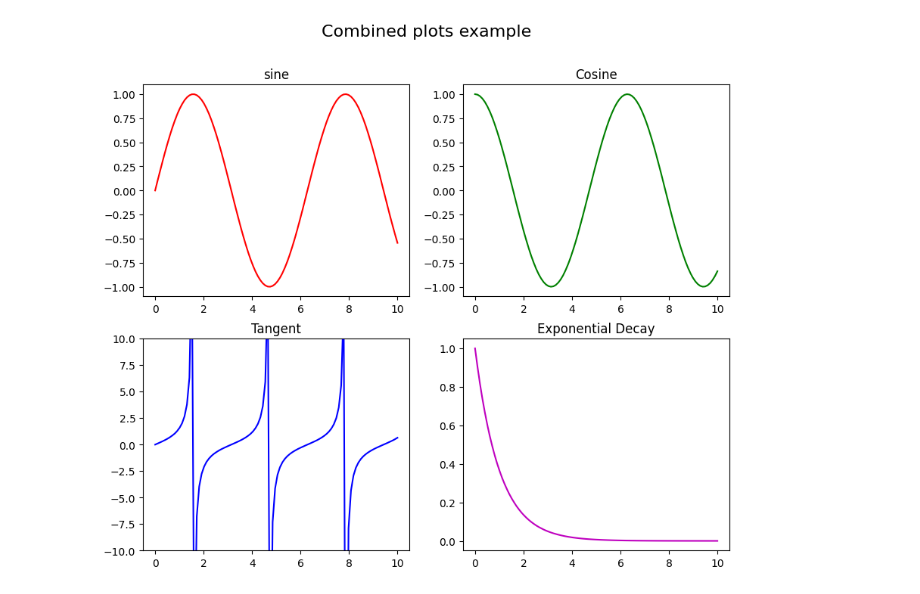
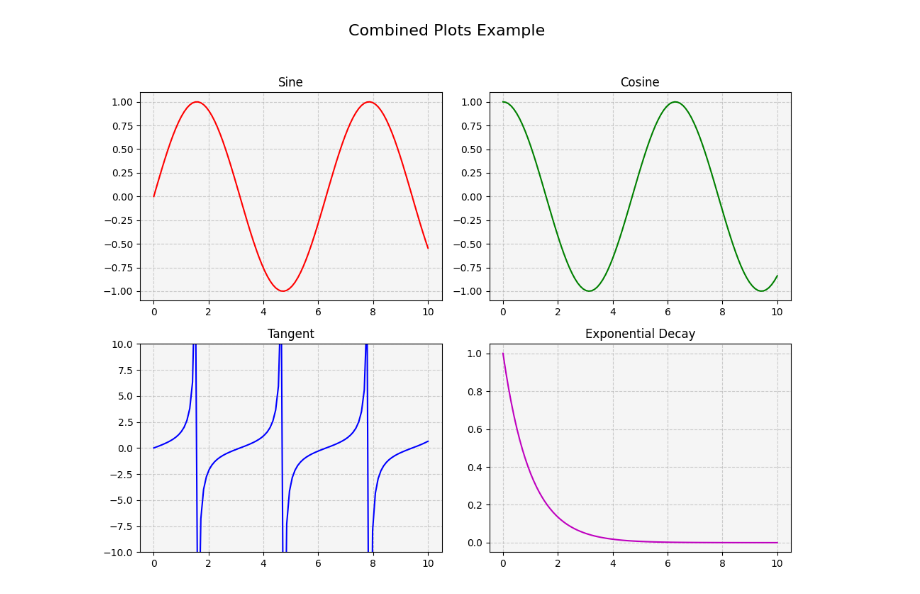
Before and after one commit to Charithra0723/AI_DATA_ANALYSIS_, a Jupyter notebook: src/Module 2/Data Visualization with Matplotlib and Seaborn/Ques_16.ipynb, the cells around one changed output. Drawn from its saved outputs; the diff is of its cells as text; code cells hidden in the pictures.

```diff
--- a/src/Module 2/Data Visualization with Matplotlib and Seaborn/Ques_16.ipynb
+++ b/src/Module 2/Data Visualization with Matplotlib and Seaborn/Ques_16.ipynb
@@ -1,31 +1,46 @@
-# %%
-# Combining Plots with Matplotlib
-# Objective: Combine multiple plots into a single figure using Matplotlib's subplots.
-
-import matplotlib.pyplot as plt
-import numpy as np
-
-x=np.linspace(0,10,100)
-y1=np.sin(x)
-y2=np.cos(x)
-y3=np.tan(x)
-y4=np.exp(-x)
-
-fig,axs=plt.subplots(2,2,figsize=(10,8))
-axs[0,0].plot(x,y1,'r')
-axs[0,0].set_title('sine')
-
-axs[0,1].plot(x,y2,'g')
-axs[0,1].set_title('Cosine')
-
-axs[1,0].plot(x,y3,'b')
-axs[1,0].set_ylim(-10,10)
-axs[1,0].set_title('Tangent')
-
-axs[1,1].plot(x,y4,'m')
-axs[1,1].set_title('Exponential Decay')
-
-fig.suptitle('Combined plots example',fontsize=16)
-plt.show()
-# %% [output]
-[figure, removed]
+# %%
+# Combining Plots with Matplotlib
+# Objective: Combine multiple plots into a single figure using Matplotlib's subplots.
+
+# Improved: Combining Plots with Matplotlib and Input Validation
+
+import matplotlib.pyplot as plt
+import numpy as np
+
+def apply_style(ax, title, color):
+    """Applies consistent styling to subplots."""
+    ax.set_title(title, fontsize=12)
+    ax.tick_params(axis='both', labelsize=10)
+    ax.grid(True, linestyle='--', alpha=0.6)
+    ax.set_facecolor('#f5f5f5')
+
+def plot_functions(x, y_data):
+
+    if not isinstance(x, np.ndarray) or any(not isinstance(y, np.ndarray) for y in y_data):
+        raise TypeError("Inputs must be numpy arrays.")
+    if any(len(y) != len(x) for y in y_data):
+        raise ValueError("All y arrays must be the same length as x.")
+
+    fig, axs = plt.subplots(2, 2, figsize=(10, 8))
+    titles = ['Sine', 'Cosine', 'Tangent', 'Exponential Decay']
+    colors = ['r', 'g', 'b', 'm']
+
+    for ax, y, title, color in zip(axs.ravel(), y_data, titles, colors):
+        ax.plot(x, y, color)
+        if title == 'Tangent':
+            # Limit y-axis for tangent to avoid extreme values and improve readability
+            ax.set_ylim(-10, 10)
+        apply_style(ax, title, color)
+
+    fig.suptitle('Combined Plots Example', fontsize=16)
+    plt.tight_layout(rect=[0, 0, 1, 0.95])  # Adjust layout to fit the main title
+    plt.show()
+
+# Generate data
+x = np.linspace(0, 10, 100)
+y_data = [np.sin(x), np.cos(x), np.tan(x), np.exp(-x)]
+
+# Call plotting function
+plot_functions(x, y_data)
+# %% [output]
+[figure, added]
```
